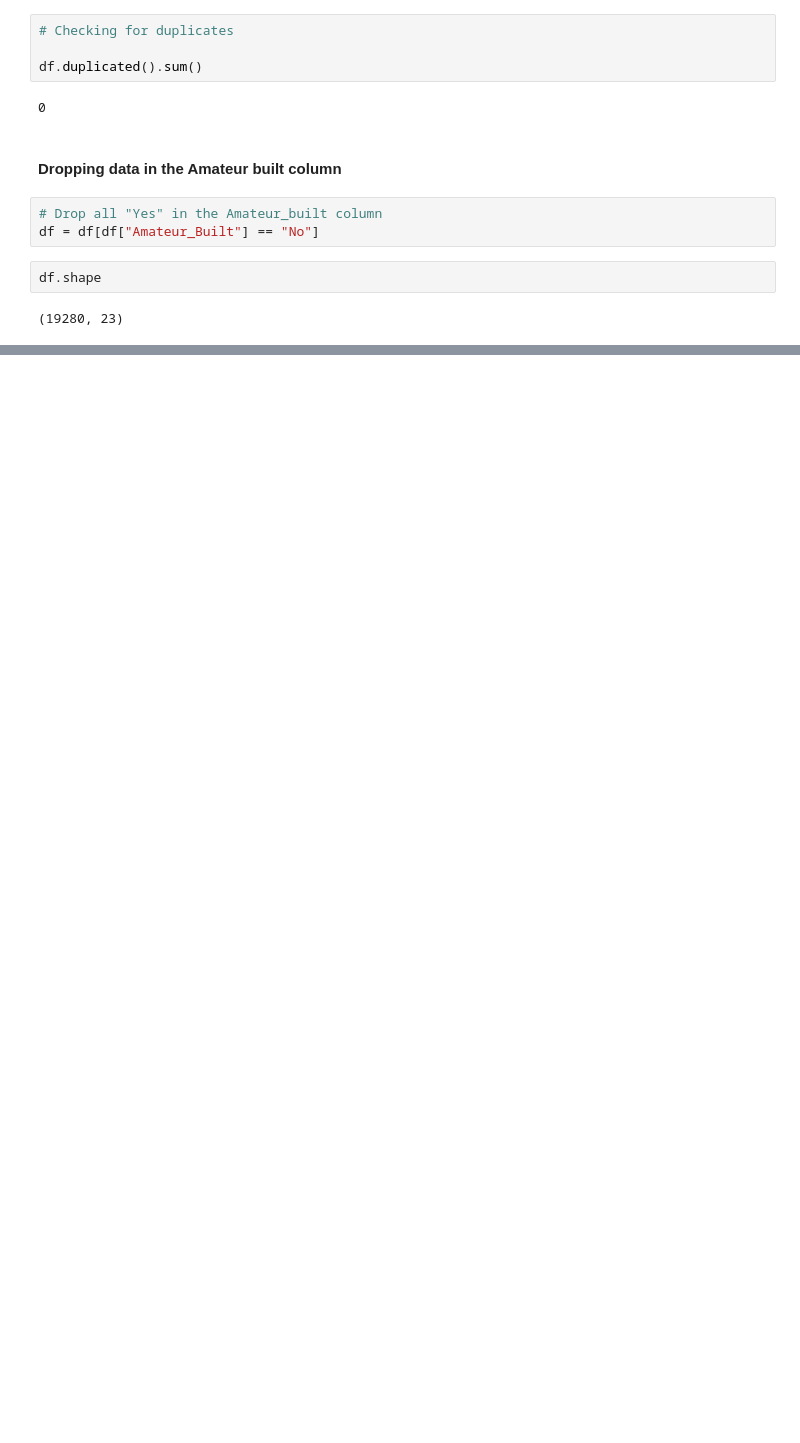
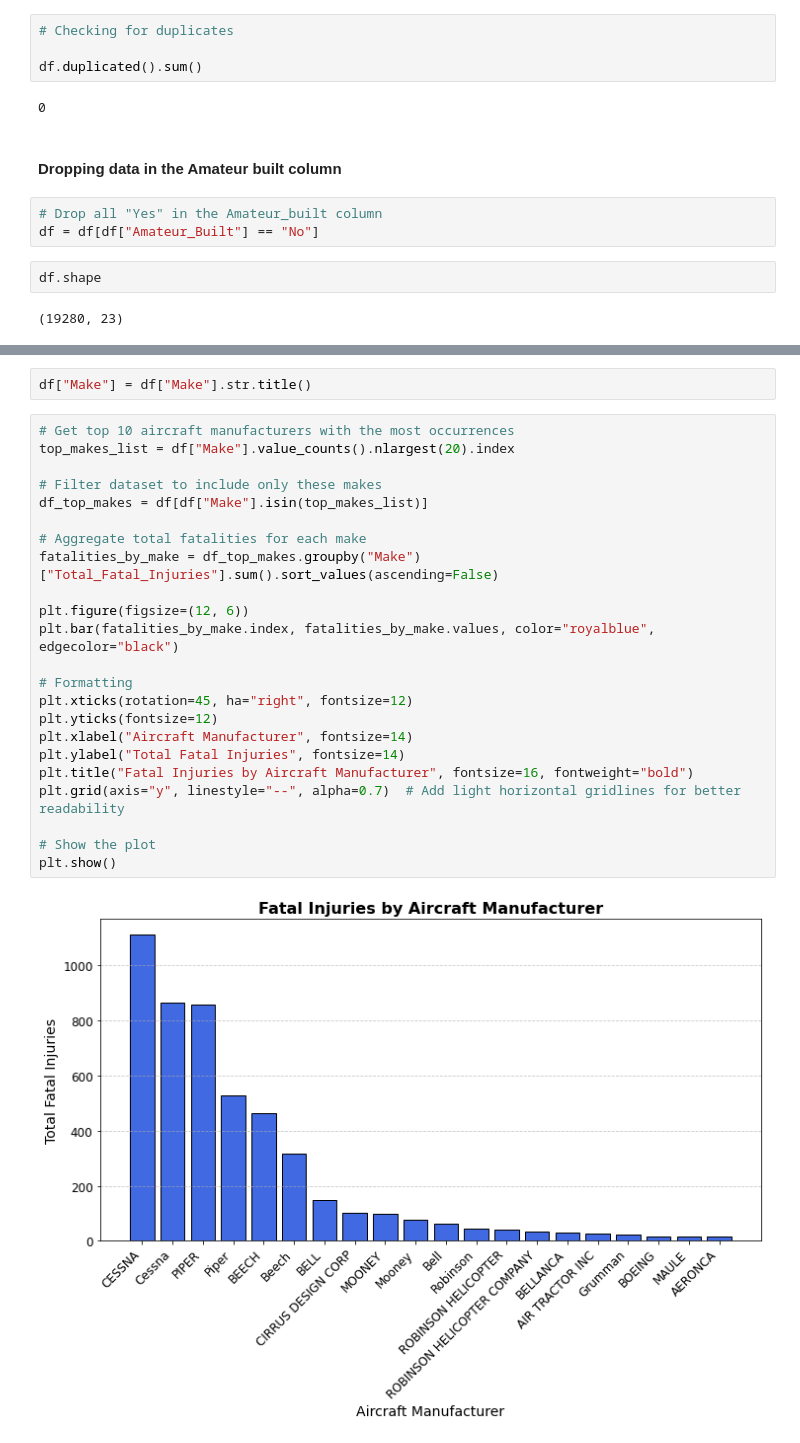
Before and after one commit to joyaran/Phase_1_project, a Jupyter notebook: phase_1_project.ipynb, the cells around one changed output, grey strips where cells are left out. Saved outputs shown, nothing was run; the diff lists cells and outputs as text; blank space fills up the shorter version.

```diff
--- a/phase_1_project.ipynb
+++ b/phase_1_project.ipynb
@@ -267,0 +283,27 @@ df.shape
+# %%
+df["Make"] = df["Make"].str.title()
+# %%
+# Get top 10 aircraft manufacturers with the most occurrences
+top_makes_list = df["Make"].value_counts().nlargest(20).index
+
+# Filter dataset to include only these makes
+df_top_makes = df[df["Make"].isin(top_makes_list)]
+
+# Aggregate total fatalities for each make
+fatalities_by_make = df_top_makes.groupby("Make")["Total_Fatal_Injuries"].sum().sort_values(ascending=False)
+
+plt.figure(figsize=(12, 6))
+plt.bar(fatalities_by_make.index, fatalities_by_make.values, color="royalblue", edgecolor="black")
+
+# Formatting
+plt.xticks(rotation=45, ha="right", fontsize=12)
+plt.yticks(fontsize=12)
+plt.xlabel("Aircraft Manufacturer", fontsize=14)
+plt.ylabel("Total Fatal Injuries", fontsize=14)
+plt.title("Fatal Injuries by Aircraft Manufacturer", fontsize=16, fontweight="bold")
+plt.grid(axis="y", linestyle="--", alpha=0.7)  # Add light horizontal gridlines for better readability
+
+# Show the plot
+plt.show()
+# %% [output]
+[figure, added]
```
Also changed, not shown: parts of 14 cells of this notebook.
